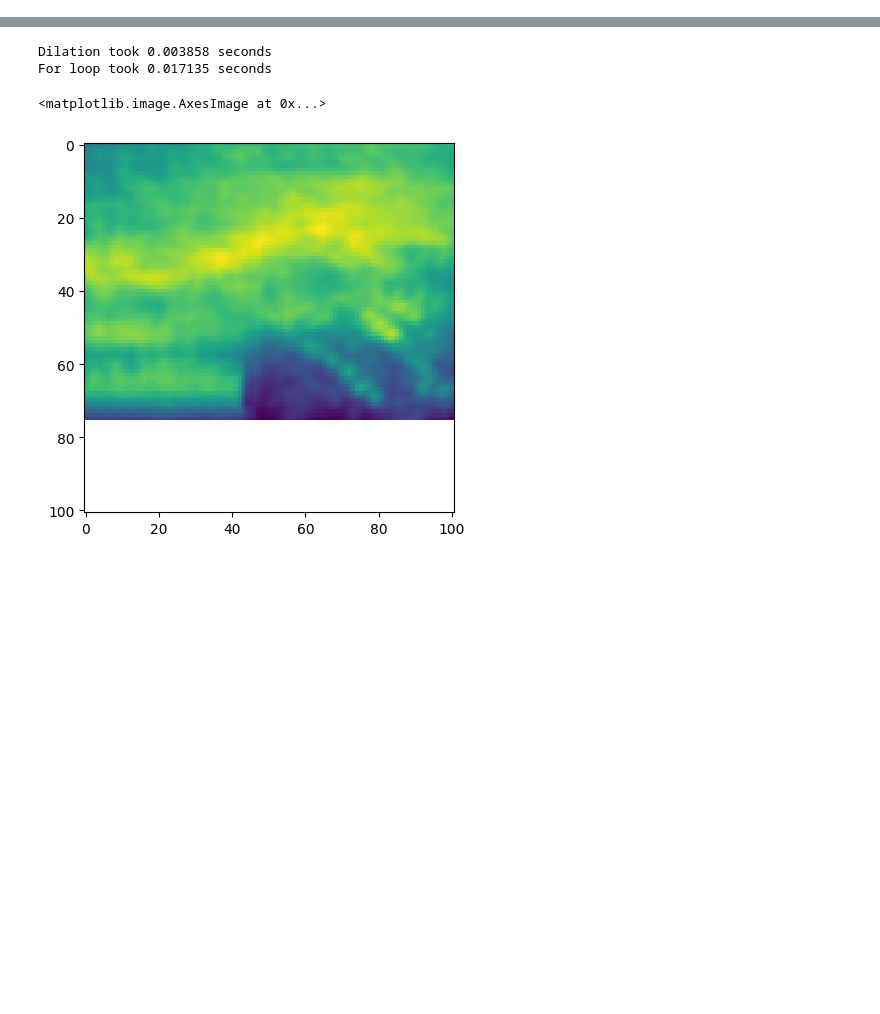
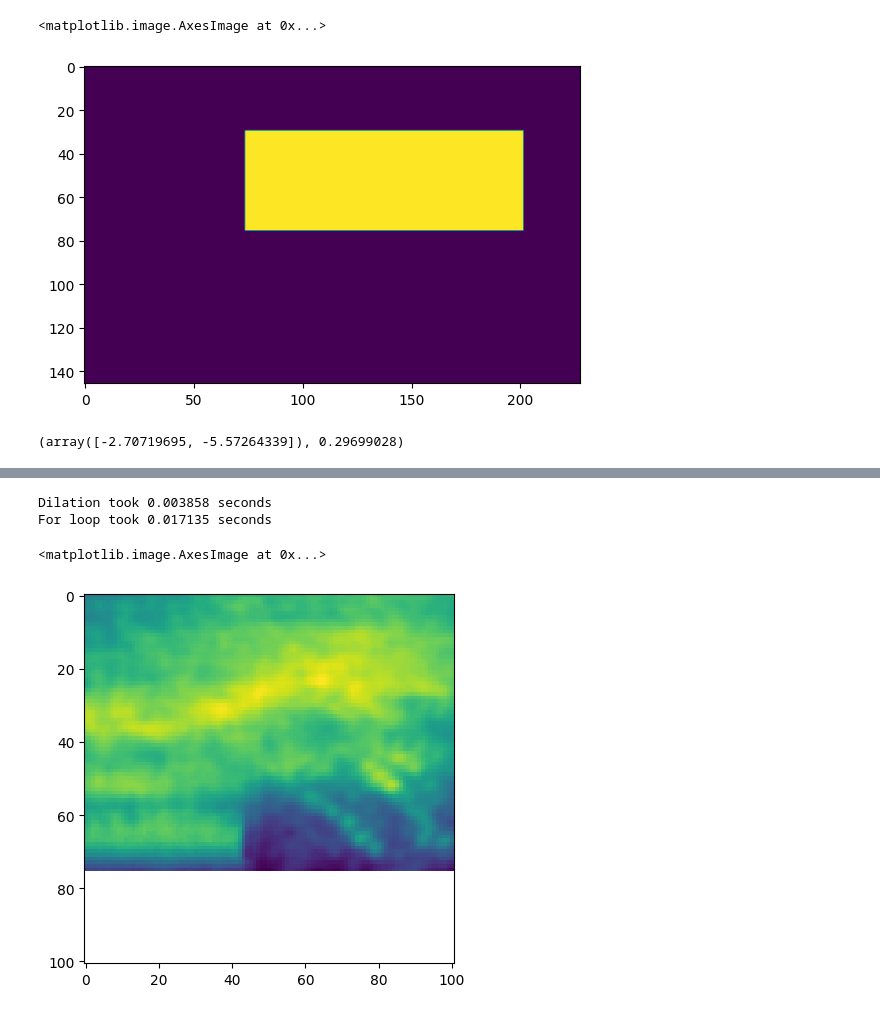
Before and after one commit to AllenNeuralDynamics/iGluSnFR-registration, a Jupyter notebook: code/test.ipynb, the cells around one changed output, grey strips where cells are left out. Drawn from its saved outputs; the diff is of its cells as text; code cells hidden in the pictures; blank space fills up the shorter version.

```diff
--- a/code/test.ipynb
+++ b/code/test.ipynb
@@ -27,0 +58,6 @@ dShift = int(mat['dShift'][0][0])
+# %%
+
+plt.imshow(tValid)
+# %% [output]
+<matplotlib.image.AxesImage at 0x...>
+[figure, added]
@@ -27,0 +126,6 @@ dShift = int(mat['dShift'][0][0])
+# %%
+motion, R = fast_xcorr2_nans(frame, template, shiftsCenter, dShift)
+
+motion, R
+# %% [output]
+(array([-2.70719695, -5.57264339]), 0.29699028)
```
Also changed, not shown: parts of 7 cells of this notebook, 7 other files.
